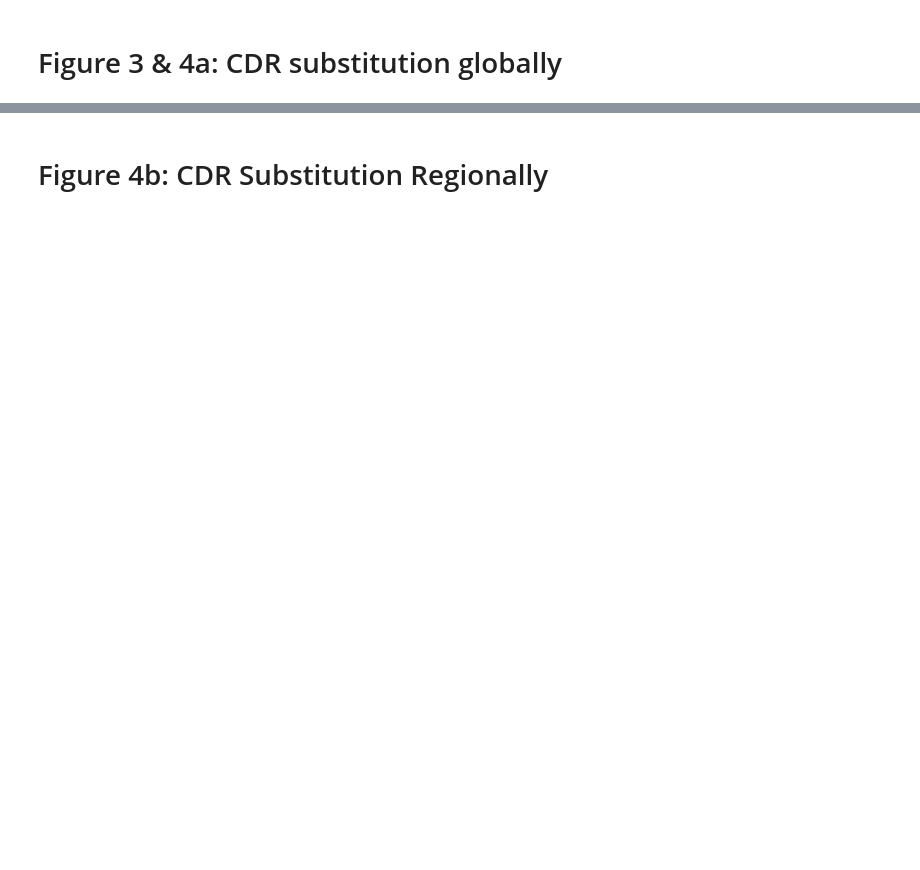
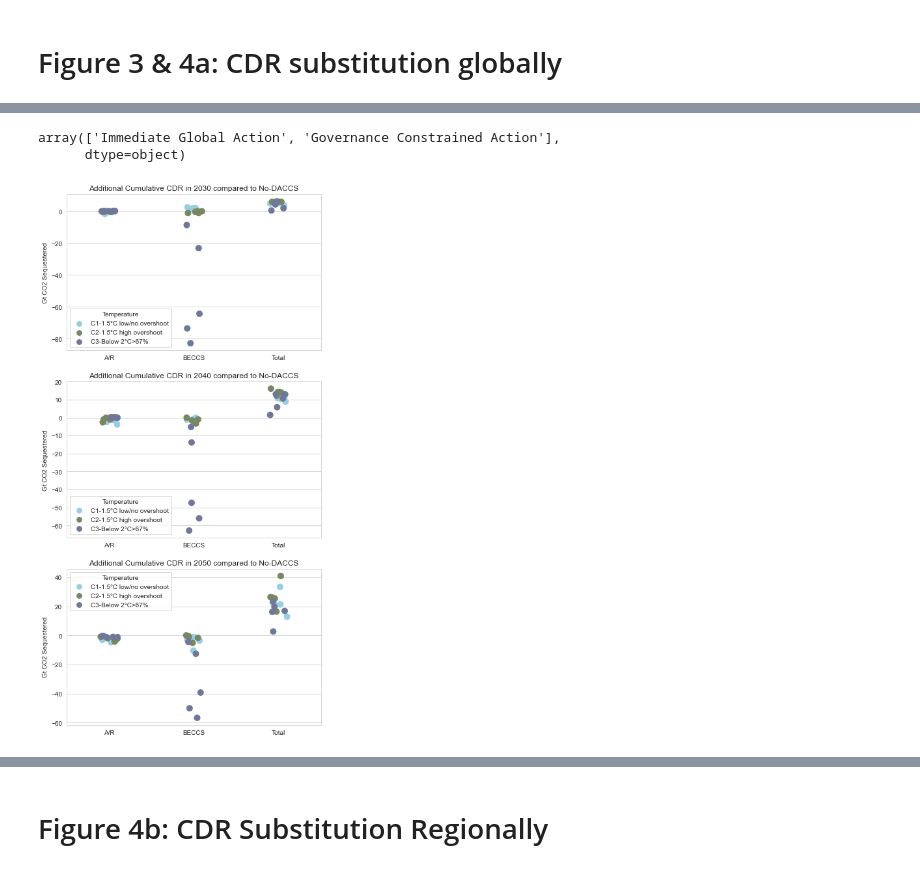
Before and after one commit to iiasa/gidden_brutschin_et_al_2023, a Jupyter notebook: figures/figs_1-4.ipynb, the cells around one changed output, grey strips where cells are left out. Drawn from its saved outputs; the diff is of its cells as text; code cells hidden in the pictures; blank space fills up the shorter version.

```diff
--- a/figures/figs_1-4.ipynb
+++ b/figures/figs_1-4.ipynb
@@ -137,3 +170,8 @@ df.variable
+# %%
+df.meta.Governance.unique()
+# %% [output]
+array(['Immediate Global Action', 'Governance Constrained Action'],
+      dtype=object)
 # %%
 assert len(df.scenario) == n_scenario_all - 3
 # %%
@@ -141,7 +179,7 @@ def make_data_no_gov(df, region='World', variable='Cumulative CDR from 2020', ye
     data = (
         df
         .filter(variable=variable, year=year, region=region)
-        .filter(Governance='Unconstrained Governance')
+        .filter(Governance='Immediate Global Action')
         .convert_unit('Mt CO2/yr', to='Gt CO2/yr', factor=1e-3)
         .as_pandas()
         .set_index(['DAC', 'Temperature', 'region', 'model', 'scenario'])
@@ -160,11 +198,11 @@ def make_data_gov(df, region='World', variable='Cumulative CDR from 2020', year=
     data = df.filter(variable=variable, year=year, region=region)
     data = (
         pyam.concat([
-            data.filter(DAC='DAC Included', Governance='Unconstrained Governance', Diffusion='Medium'), # standard scenarios
-            data.filter(Governance='Medium Governance', Technoeconomic='Medium', Temperature='1.5C - OS', **{'Governance SSP': 'SSP1'}),
-            data.filter(Governance='Medium Governance', Technoeconomic='Medium', Temperature='2C', **{'Governance SSP': 'SSP2'}),
+            data.filter(DAC='DAC Included', Governance='Immediate Global Action', Diffusion='Medium'), # standard scenarios
+            data.filter(Governance='Governance Constrained Action', Technoeconomic='Medium', Temperature='C2-1.5°C high overshoot', **{'Governance SSP': 'SSP1'}),
+            data.filter(Governance='Governance Constrained Action', Technoeconomic='Medium', Temperature='C3-Below 2°C>67%', **{'Governance SSP': 'SSP2'}),
         ])
-        .filter(Temperature='1.5C', keep=False) # no 1.5C governance scenarios
+        .filter(Temperature='C1-1.5°C low/no overshoot', keep=False) # no 1.5C governance scenarios
         .convert_unit('Mt CO2/yr', to='Gt CO2/yr', factor=1e-3)
         .as_pandas()
         .set_index(['Governance', 'Temperature', 'region', 'model', 'scenario'])
@@ -172,10 +210,10 @@ def make_data_gov(df, region='World', variable='Cumulative CDR from 2020', year=
         .rename(variable)
     )
     pdata = (
-        (data.loc['Medium Governance'] - data.loc['Unconstrained Governance'].droplevel(idx))
+        (data.loc['Governance Constrained Action'] - data.loc['Immediate Global Action'].droplevel(idx))
     )
     if relative:
-        pdata = 100 * pdata /  data.loc['Medium Governance'].droplevel(idx)
+        pdata = 100 * pdata /  data.loc['Governance Constrained Action'].droplevel(idx)
     return data, pdata.reset_index()
 # %%
 def cumulative_cdr_for_year(df, year, relative=True, gov=False):
@@ -200,20 +238,22 @@ def cumulative_cdr_for_year(df, year, relative=True, gov=False):
 # %%
 relative = False
 ylabel = '% Change' if relative else 'Gt CO2 Sequestered'
 
-for label, year in zip(['a', 'b', 'c'], [2030, 2040, 2050]):
-    fig, ax = plt.subplots(figsize=(7, 5))
+fig, axs = plt.subplots(3, 1, figsize=(7, 5 * 3))
+for ax, year in zip(axs, [2030, 2040, 2050]):
     hue_order = ['A/R', 'BECCS', 'Total']
     pdata = cumulative_cdr_for_year(df, year, relative=True)
     sns.stripplot(
         data=pdata.reset_index(), x="variable", y="value", hue='Temperature', palette=palette,
         order=hue_order, size=10,
         #dodge=True, jitter=False,
         ax=ax
     )
     ax.set_xlabel('')
     ax.set_ylabel(ylabel)
     ax.set_title(f'Additional Cumulative CDR in {year} compared to No-DACCS')
-    fig.savefig(f'files/fig3{label}.svg')
+    fig.savefig(f'files/fig3.svg')
+# %% [output]
+[figure, added]
 # %%
 pdata.groupby('variable').quantile((0, 1)) # claim on difference in sequestered values by scenario
```
Also changed, not shown: parts of 13 cells of this notebook, 2 other files.
